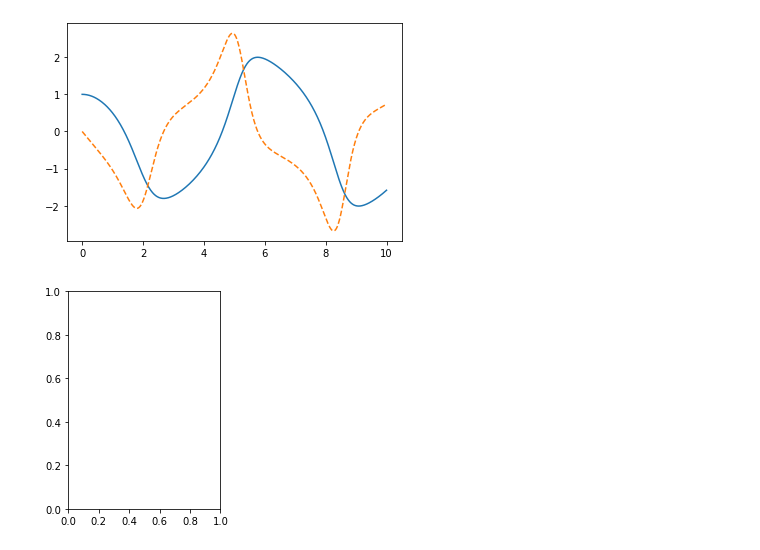
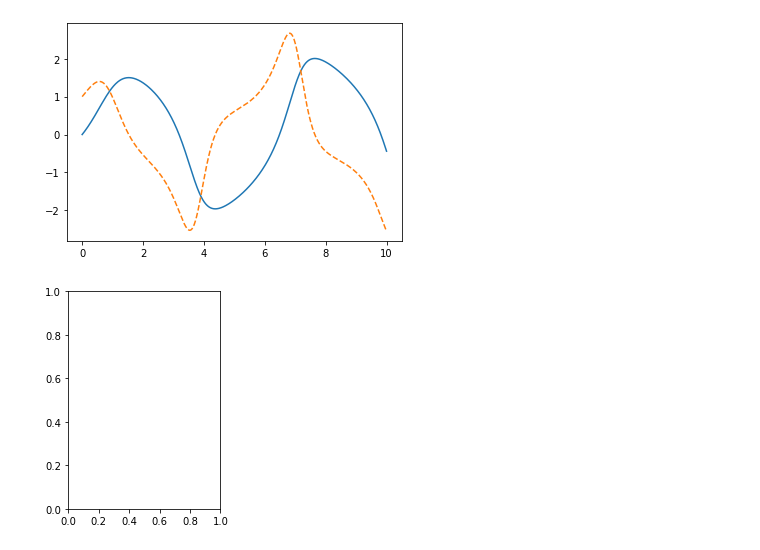
Before and after one commit to kkakosim/CHEN629, a Jupyter notebook: van_der_pol.ipynb, the cells around one changed output. Drawn from its saved outputs; the diff is of its cells as text; code cells hidden in the pictures.

```diff
--- a/van_der_pol.ipynb
+++ b/van_der_pol.ipynb
@@ -1,15 +1,15 @@
 # %%
 from pyodesys.symbolic import SymbolicSys
 import matplotlib.pyplot as plt
 
 def f(t,y,p):
     return [y[1], -y[0] + p[0]*y[1]*(1 - y[0]**2)]
 odesys = SymbolicSys.from_callback(f, 2, 1)
-xout, yout, info = odesys.integrate(10, [1, 0], [1], integrator='odeint', nsteps=1000)
+xout, yout, info = odesys.integrate(10, [0, 1], [1], integrator='odeint', nsteps=1000)
 _ = odesys.plot_result()
 plt.show()
 # %% [output]
-[figure, old version]
+[figure, new version]
 # %%
 import sympy as sp
 import numpy as np
```
Also changed, not shown: 5 other files.
